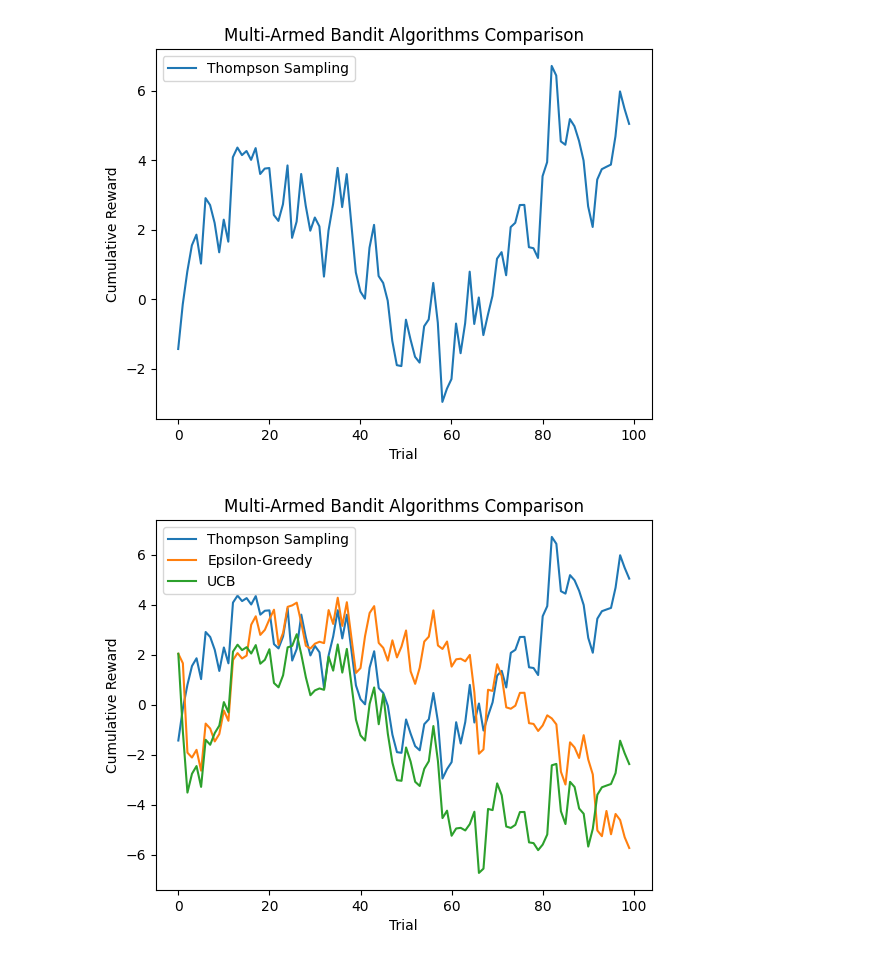
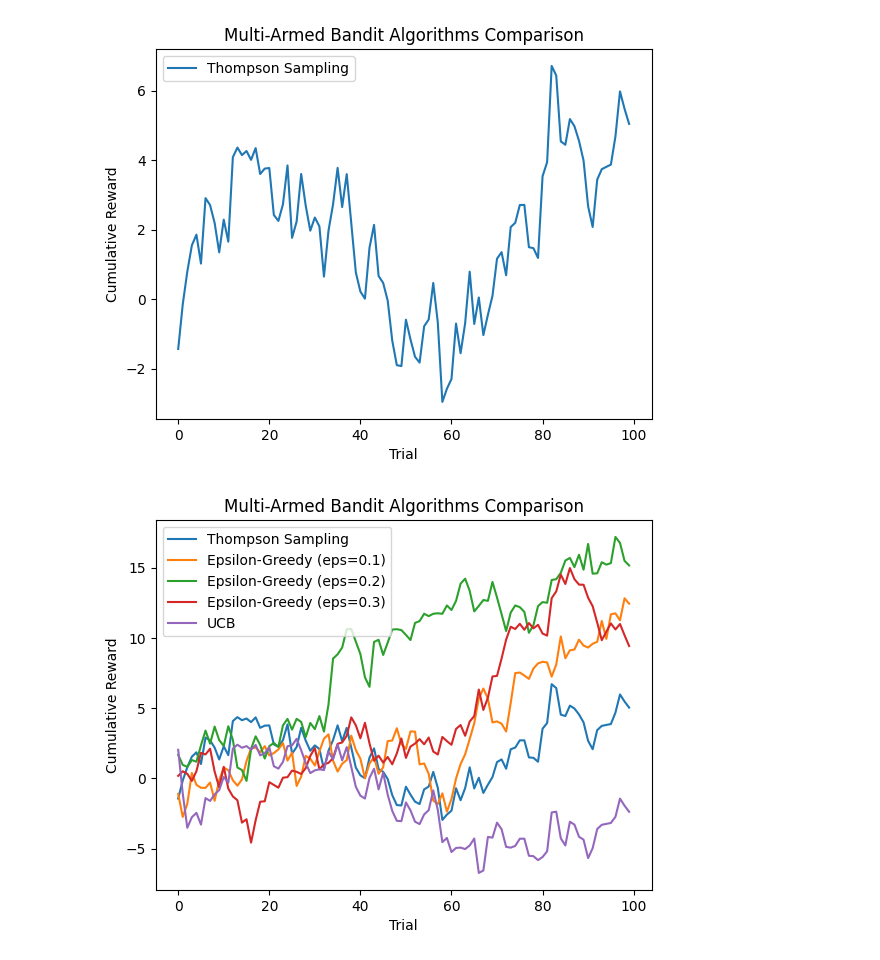
Before and after one commit to kelvinprabhu/Reinforcement_Learning, a Jupyter notebook: CIA_1/2448501_CIA1.ipynb, the cells around one changed output. Cells and saved outputs as stored; diff of their text form; code cells hidden in the pictures.

```diff
--- a/CIA_1/2448501_CIA1.ipynb
+++ b/CIA_1/2448501_CIA1.ipynb
@@ -227,12 +227,13 @@ Total Reward (Thompson Sampling): 5.04169866085266
 [figure]
 # %%
 plt.plot(np.arange(n_trials), cumulative_rewards_ts, label="Thompson Sampling")
-plt.plot(np.arange(n_trials), cumulative_rewards, label="Epsilon-Greedy")
+for idx, eps in enumerate(epsilons):
+	plt.plot(np.arange(n_trials), all_cumulative_rewards[idx], label=f"Epsilon-Greedy (eps={eps})")
 plt.plot(np.arange(n_trials), cumulative_rewards_ucb, label="UCB")
 plt.xlabel("Trial")
 plt.ylabel("Cumulative Reward")
 plt.title("Multi-Armed Bandit Algorithms Comparison")
 plt.legend()
 plt.show()
 # %% [output]
-[figure, old version]
+[figure, new version]
```
Also changed, not shown: parts of 1 cell of this notebook.
